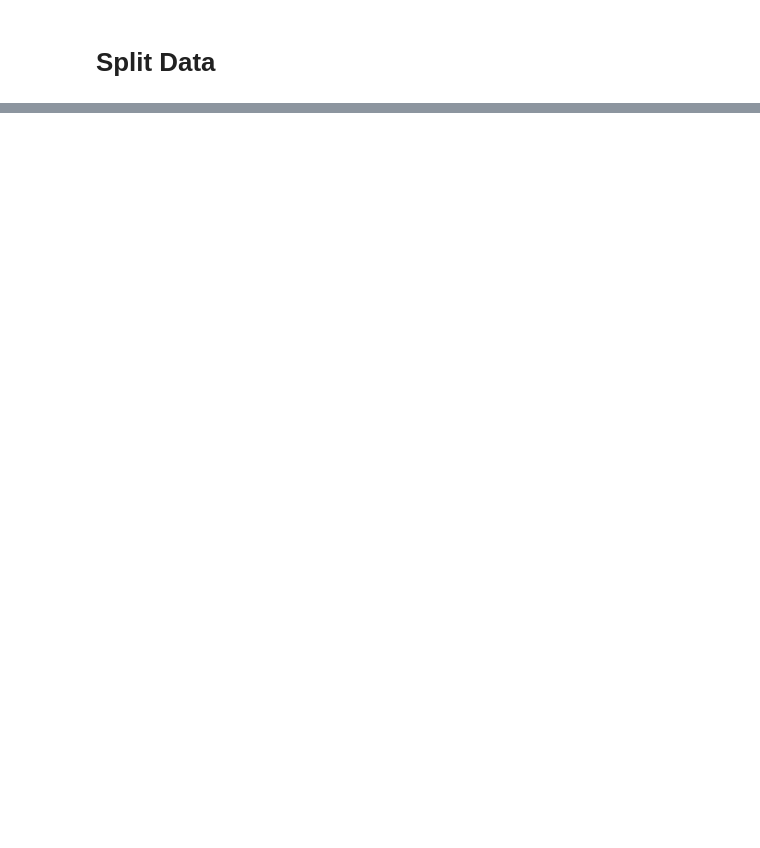
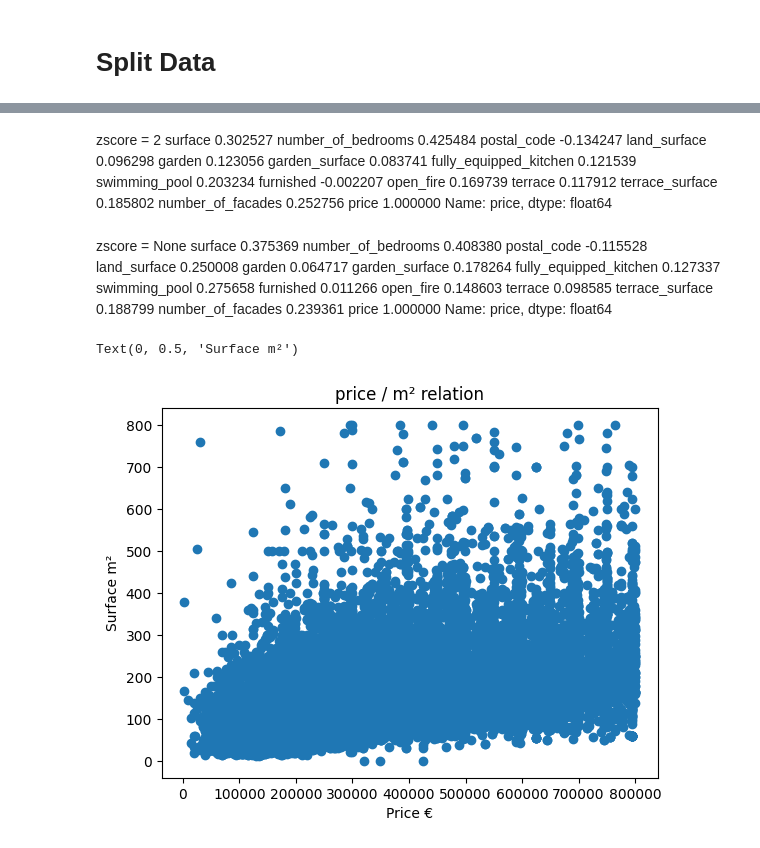
Before and after one commit to KNobles/challenge-regression, a Jupyter notebook: Final.ipynb, the cells around one changed output, grey strips where cells are left out. Drawn from its saved outputs; the diff is of its cells as text; code cells hidden in the pictures; blank space fills up the shorter version.

```diff
--- a/Final.ipynb
+++ b/Final.ipynb
@@ -502,0 +642,42 @@ array([100000, 219000, 285000, ..., 235000, 316200, 210000], dtype=object)
+# %% [markdown]
+zscore = 2
+surface                   0.302527
+number_of_bedrooms        0.425484
+postal_code              -0.134247
+land_surface              0.096298
+garden                    0.123056
+garden_surface            0.083741
+fully_equipped_kitchen    0.121539
+swimming_pool             0.203234
+furnished                -0.002207
+open_fire                 0.169739
+terrace                   0.117912
+terrace_surface           0.185802
+number_of_facades         0.252756
+price                     1.000000
+Name: price, dtype: float64
+# %% [markdown]
+zscore = None
+surface                   0.375369
+number_of_bedrooms        0.408380
+postal_code              -0.115528
+land_surface              0.250008
+garden                    0.064717
+garden_surface            0.178264
+fully_equipped_kitchen    0.127337
+swimming_pool             0.275658
+furnished                 0.011266
+open_fire                 0.148603
+terrace                   0.098585
+terrace_surface           0.188799
+number_of_facades         0.239361
+price                     1.000000
+Name: price, dtype: float64
+# %%
+plt.scatter(df['price'],df['surface'])
+plt.title('price / m² relation')
+plt.xlabel('Price €')
+plt.ylabel('Surface m²')
+# %% [output]
+Text(0, 0.5, 'Surface m²')
+[figure, added]
```
Also changed, not shown: parts of 62 cells of this notebook.
